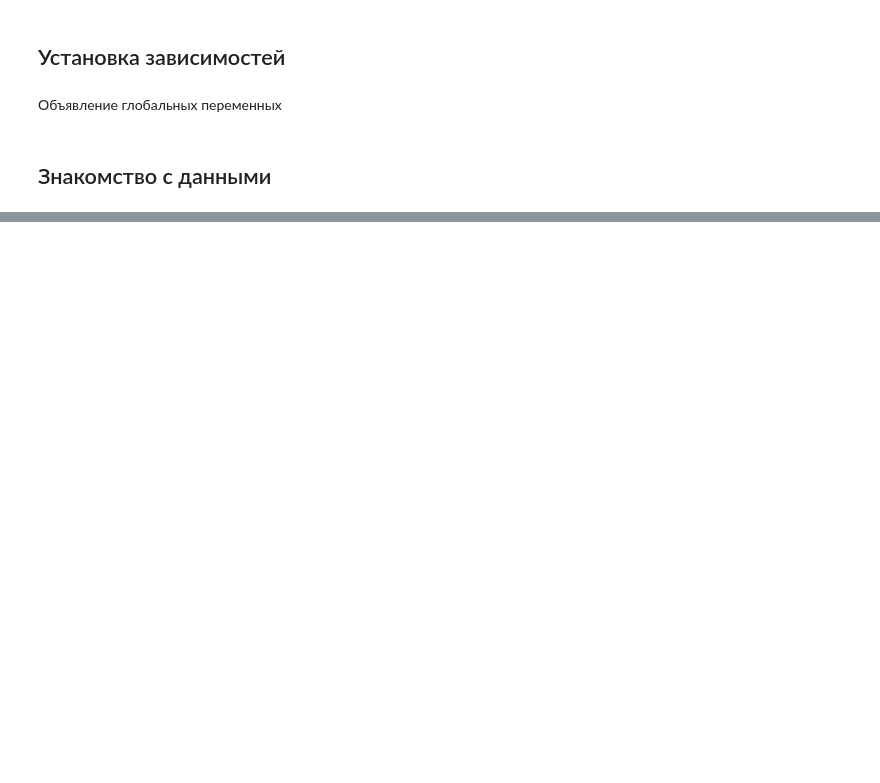
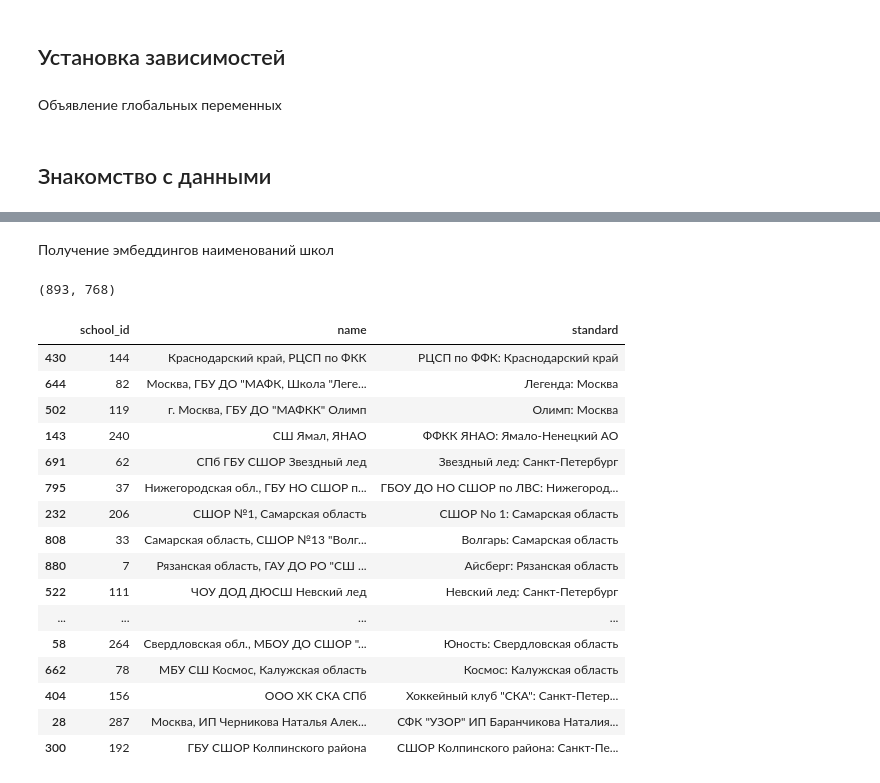
Before and after one commit to denis-42ds/schools_names_comparison, a Jupyter notebook: school_names.ipynb, the cells around one changed output, grey strips where cells are left out. Cells and saved outputs as stored; diff of their text form; code cells hidden in the pictures; blank space fills up the shorter version.

Commit message:
embeddings received

```diff
--- a/school_names.ipynb
+++ b/school_names.ipynb
@@ -97,0 +77,3 @@ RANDOM_STATE = 42
+# %%
+sample = pd.read_csv(os.path.join(DATA_DIR, 'Примерное написание.csv'))
+sample.head()
@@ -97,0 +94,3 @@ RANDOM_STATE = 42
+# %%
+df = sample.merge(schools, how='left', on='school_id')
+df.info()
@@ -97,0 +109,5 @@ RANDOM_STATE = 42
+# %%
+df.rename(columns={'name_x': 'name', 'name_y': 'target'}, inplace=True)
+df['standard'] = df['target'] + ': ' + df['region']
+df.drop(columns=['target', 'region'], axis=1, inplace=True)
+df.tail(10)
@@ -97,0 +132,9 @@ RANDOM_STATE = 42
+# %%
+print(f"Количество полных дубликатов строк: {df.duplicated().sum()}")
+print(f"Количество уникальных значений целевой переменной: {df['standard'].nunique()}")
+print(f"Количество дубликатов строк по признаку 'name': {df['name'].duplicated().sum()}")
+print('Совпадения строк в признаке name:')
+display(df[df.duplicated(subset='name', keep=False)])
+df = df[df['school_id'] != 277]
+print('Удалена строка с повторяющимся name, но разным standard')
+df.info()
@@ -97,0 +187,36 @@ RANDOM_STATE = 42
+# %% [markdown]
+Получение эмбеддингов наименований школ
+# %%
+school_names = df['name'].values
+
+# Wrap the list of school names with tqdm for progress bar
+with tqdm(school_names) as progress_bar:
+  name_embeddings = []
+  for name in progress_bar:
+    embedding = labse.encode(name)
+    name_embeddings.append(embedding)
+
+name_embeddings = np.array(name_embeddings)  # Convert list to numpy array
+name_embeddings.shape
+# %% [output]
+(893, 768)
+# %%
+df.sample(20)
+# %% [output]
+|  | school_id | name | standard |
+| 430 | 144 | Краснодарский край, РЦСП по ФКК | РЦСП по ФФК: Краснодарский край |
+| 644 | 82 | Москва, ГБУ ДО "МАФК, Школа "Леге... | Легенда: Москва |
+| 502 | 119 | г. Москва, ГБУ ДО "МАФКК" Олимп | Олимп: Москва |
+| 143 | 240 | СШ Ямал, ЯНАО | ФФКК ЯНАО: Ямало-Ненецкий АО |
+| 691 | 62 | СПб ГБУ СШОР Звездный лед | Звездный лед: Санкт-Петербург |
+| 795 | 37 | Нижегородская обл., ГБУ НО СШОР п... | ГБОУ ДО НО СШОР по ЛВС: Нижегород... |
+| 232 | 206 | СШОР №1, Самарская область | СШОР No 1: Самарская область |
+| 808 | 33 | Самарская область, СШОР №13 "Волг... | Волгарь: Самарская область |
+| 880 | 7 | Рязанская область, ГАУ ДО РО "СШ ... | Айсберг: Рязанская область |
+| 522 | 111 | ЧОУ ДОД ДЮСШ Невский лед | Невский лед: Санкт-Петербург |
+| ... | ... | ... | ... |
+| 58 | 264 | Свердловская обл., МБОУ ДО СШОР "... | Юность: Свердловская область |
+| 662 | 78 | МБУ СШ Космос, Калужская область | Космос: Калужская область |
+| 404 | 156 | ООО ХК СКА СПб | Хоккейный клуб "СКА": Санкт-Петер... |
+| 28 | 287 | Москва, ИП Черникова Наталья Алек... | СФК "УЗОР" ИП Баранчикова Наталия... |
+| 300 | 192 | ГБУ СШОР Колпинского района | СШОР Колпинского района: Санкт-Пе... |
```
Also changed, not shown: parts of 22 cells of this notebook, 4 other files.
